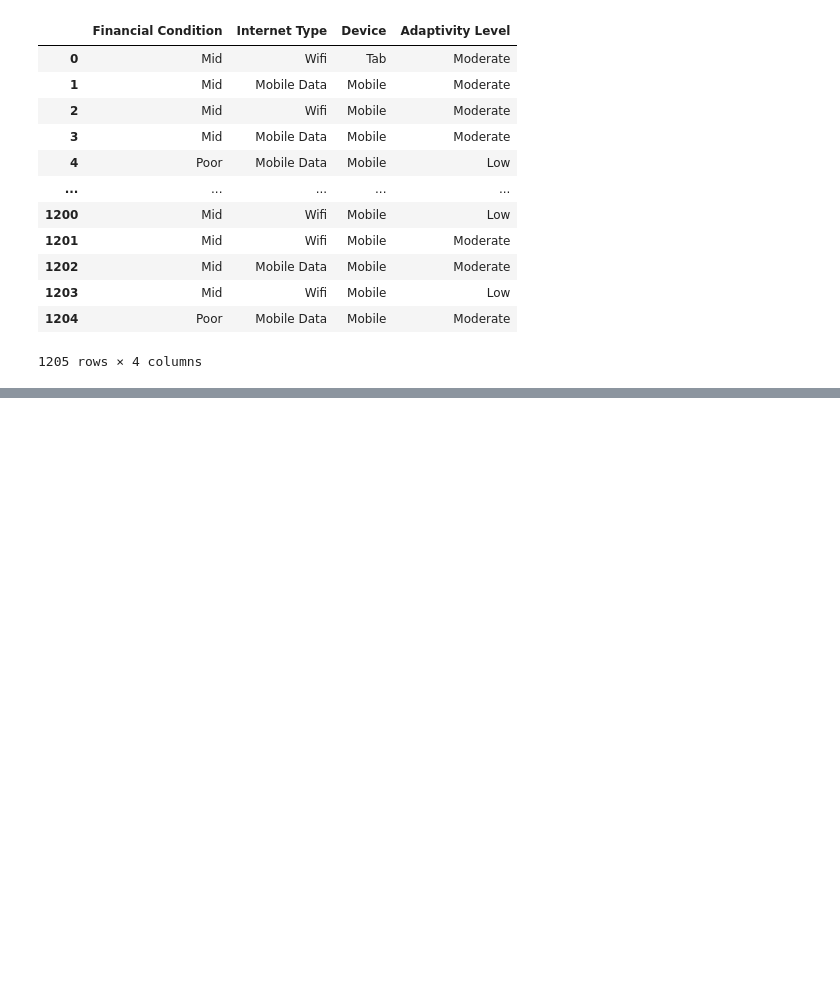
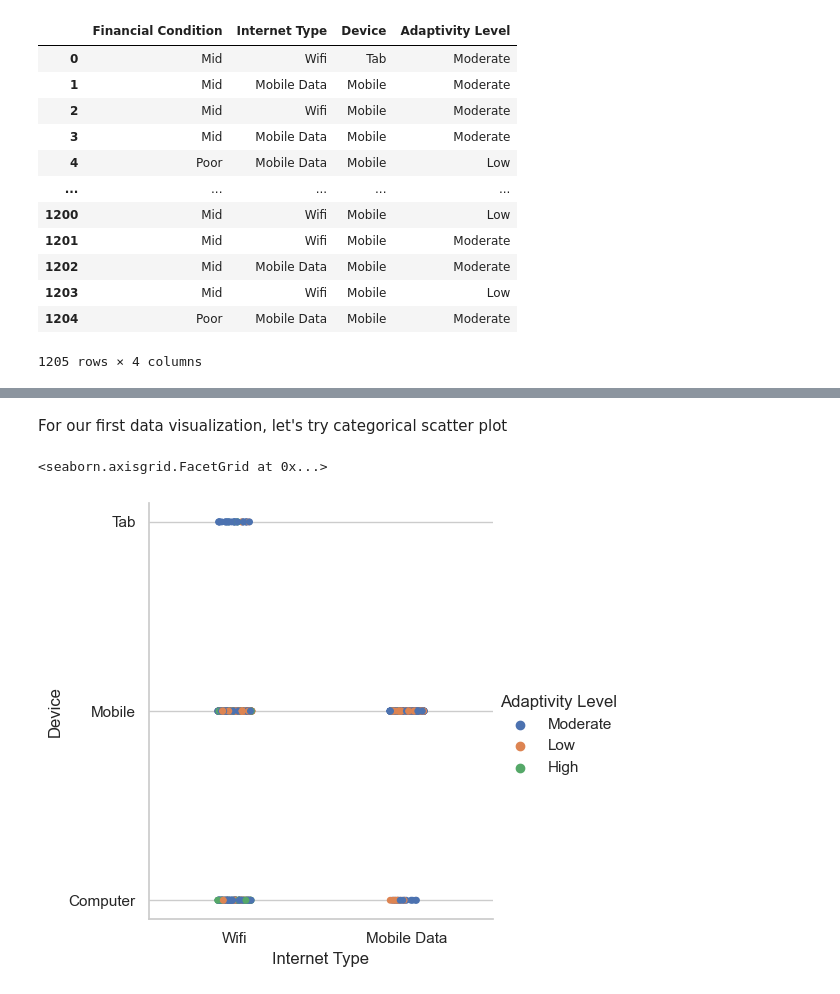
Before and after one commit to ubco-W2022T2-data301/project-group-group37, a Jupyter notebook: analysis/analysis3.ipynb, the cells around one changed output, grey strips where cells are left out. Saved outputs shown, nothing was run; the diff lists cells and outputs as text; code cells hidden in the pictures; blank space fills up the shorter version.

```diff
--- a/analysis/analysis3.ipynb
+++ b/analysis/analysis3.ipynb
@@ -59,0 +76,17 @@ df
+# %%
+def combineDeviceInternet(df):
+    if((df["Internet Type"] == "Wifi") and (df["Device"] == "Computer")):
+        return "W + C"
+    elif((df["Internet Type"] == "Wifi") and (df["Device"] == "Tab")):
+        return "W + T"
+    elif((df["Internet Type"] == "Wifi") and (df["Device"] == "Mobile")):
+        return "W + M"
+    elif((df["Internet Type"] == "Mobile Data") and (df["Device"] == "Computer")):
+        return "MD + C"
+    elif((df["Internet Type"] == "Mobile Data") and (df["Device"] == "Tab")):
+        return "MD + T"
+    else:
+        return "MD + M"
+# %%
+df["Combination"] = df.apply(combineDeviceInternet, axis = "columns")
+df
@@ -59,0 +107,7 @@ df
+# %% [markdown]
+For our first data visualization, let's try categorical scatter plot
+# %%
+sns.catplot(data = df, x = "Internet Type", y = "Device", hue = "Adaptivity Level")
+# %% [output]
+<seaborn.axisgrid.FacetGrid at 0x...>
+[figure, added]
```
Also changed, not shown: parts of 16 cells of this notebook.
